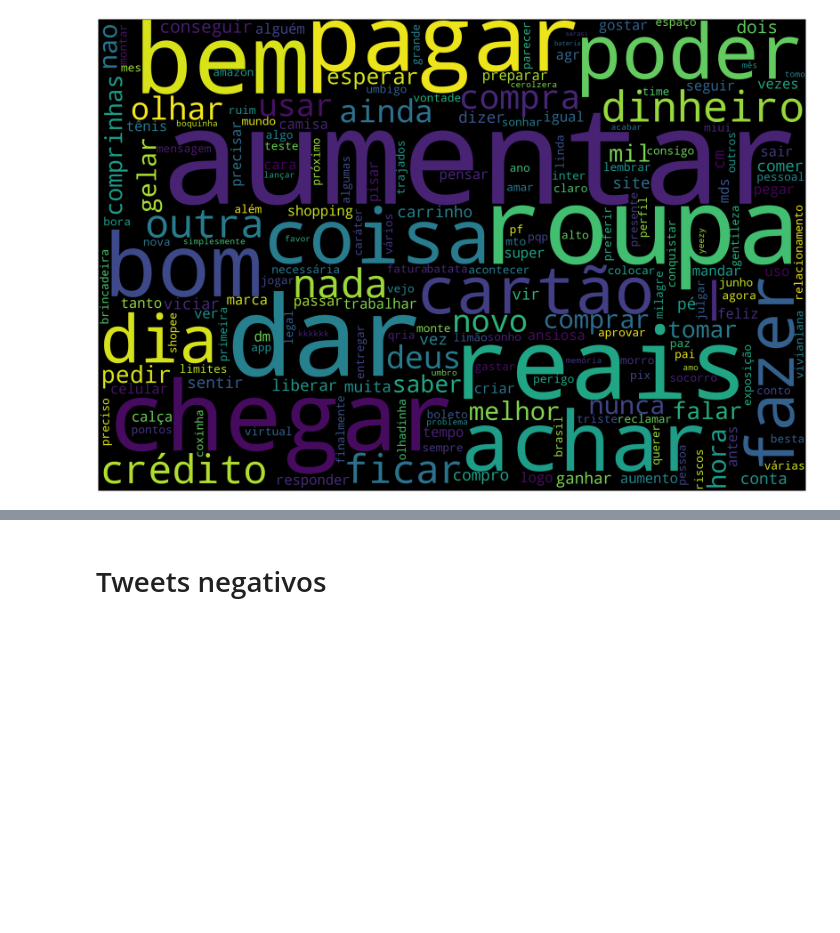
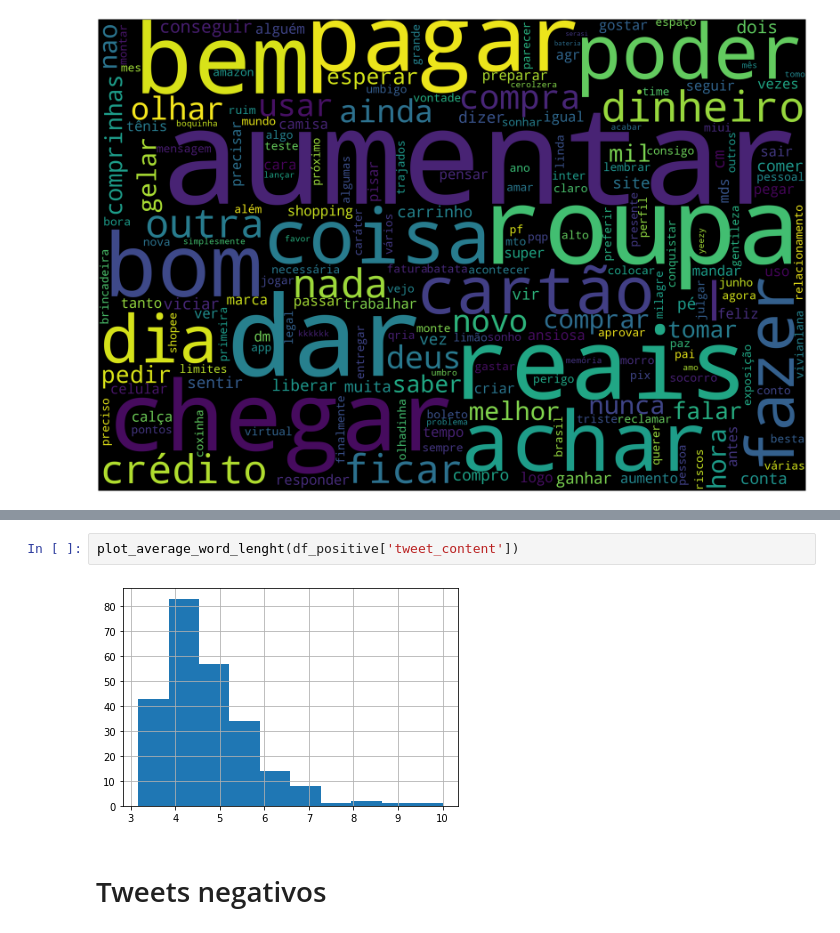
Before and after one commit to empatwi/exploratory-analysis, a Jupyter notebook: preprocessing.ipynb, the cells around one changed output, grey strips where cells are left out. Drawn from its saved outputs; the diff is of its cells as text; blank space fills up the shorter version.

```diff
--- a/preprocessing.ipynb
+++ b/preprocessing.ipynb
@@ -235,3 +259,7 @@ wordcloud_pos.to_file("img/pos_wordcloud.png")
+# %%
+plot_average_word_lenght(df_positive['tweet_content'])
+# %% [output]
+[figure, added]
 # %% [markdown]
 # Tweets negativos
 # %%
```
Also changed, not shown: parts of 8 cells of this notebook.
